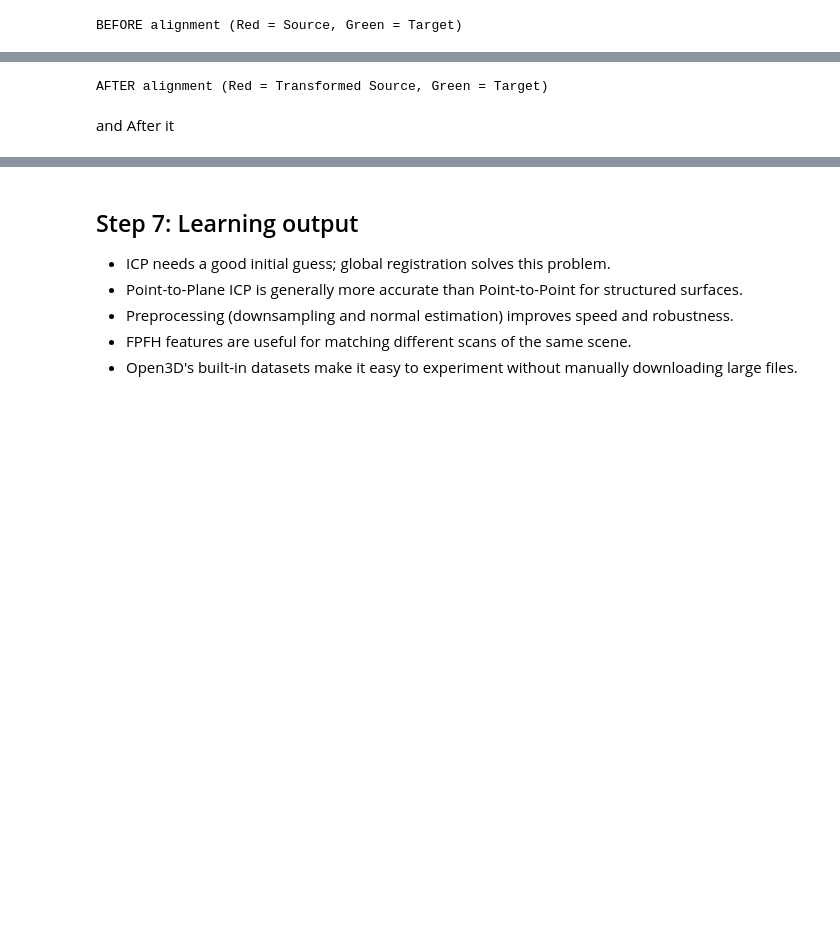
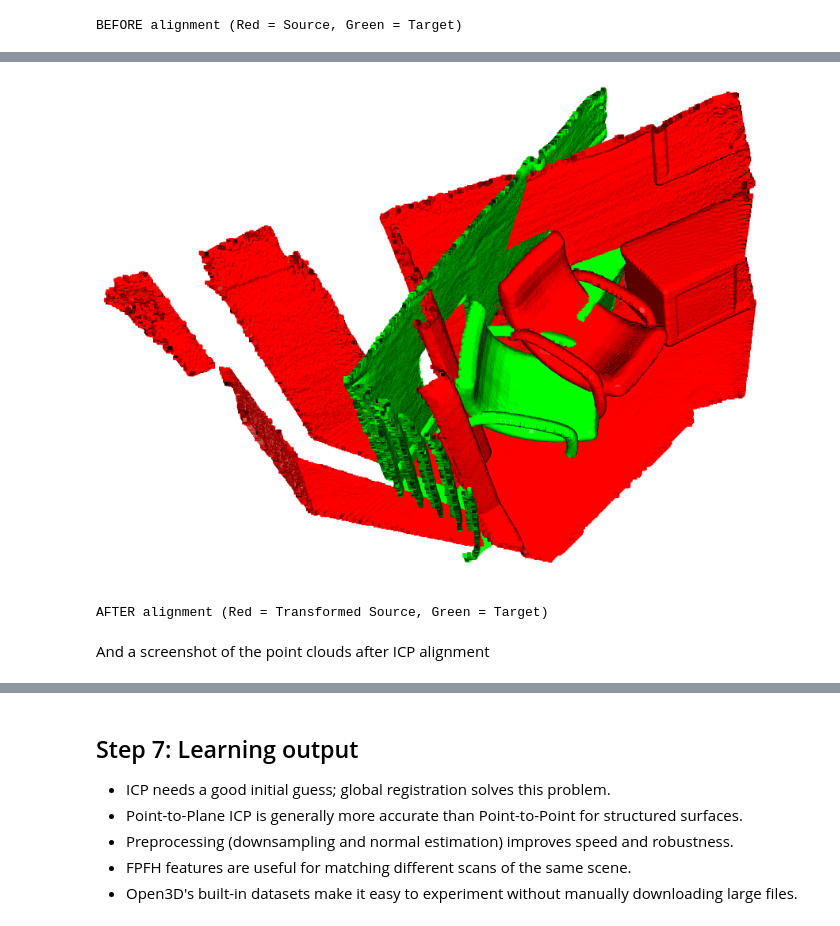
Before and after one commit to magma24/riiico-prep, a Jupyter notebook: projects/pointcloud_icp/icp.ipynb, the cells around one changed output, grey strips where cells are left out. Drawn from its saved outputs; the diff is of its cells as text; code cells hidden in the pictures; blank space fills up the shorter version.

```diff
--- a/projects/pointcloud_icp/icp.ipynb
+++ b/projects/pointcloud_icp/icp.ipynb
@@ -111,3 +109,7 @@ Here is a Screen shot of the the before icp state
+# %%
+Image(filename="beforeicp.png")
+# %% [output]
+[figure, added]
 # %%
 # Show 3D visualization AFTER alignment
 print("AFTER alignment (Red = Transformed Source, Green = Target)")
@@ -120,4 +122,4 @@ o3d.visualization.draw_geometries([
 # %% [output]
 AFTER alignment (Red = Transformed Source, Green = Target)
 # %% [markdown]
-and After it
+And a screenshot of the point clouds after ICP alignment
```
Also changed, not shown: parts of 8 cells of this notebook.
